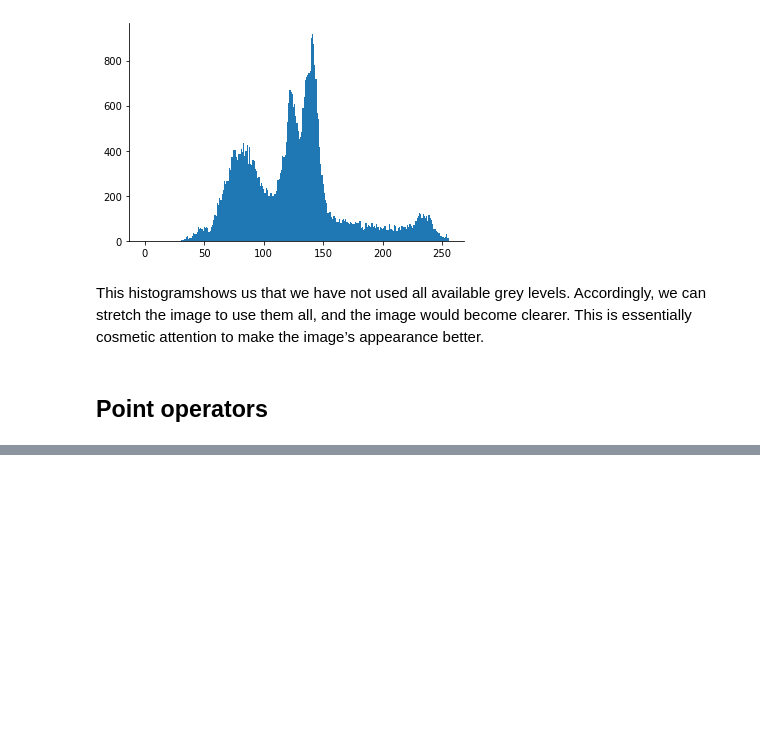
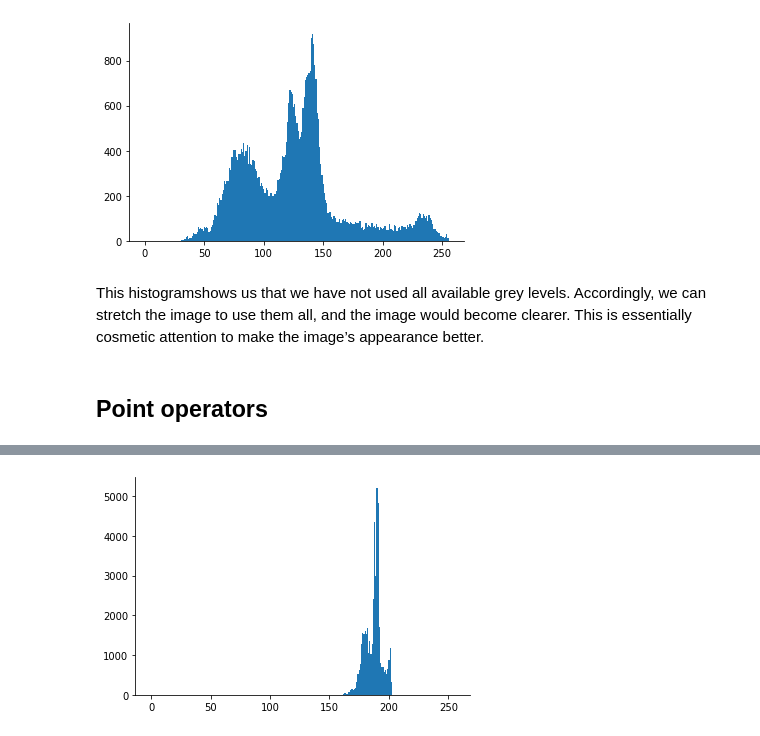
Before and after one commit to rahiakela/feature-extraction-and-image-processing-for-computer-vision, a Jupyter notebook: 3-image_processing/image_processing.ipynb, the cells around one changed output, grey strips where cells are left out. Cells and saved outputs as stored; diff of their text form; code cells hidden in the pictures; blank space fills up the shorter version.

```diff
--- a/3-image_processing/image_processing.ipynb
+++ b/3-image_processing/image_processing.ipynb
@@ -60,0 +129,4 @@ This histogramshows us that we have not used all available grey levels. Accordin
+# %%
+plotHistogram(histogramLogarithmicImage)
+# %% [output]
+[figure, added]
```
Also changed, not shown: parts of 20 cells of this notebook.
